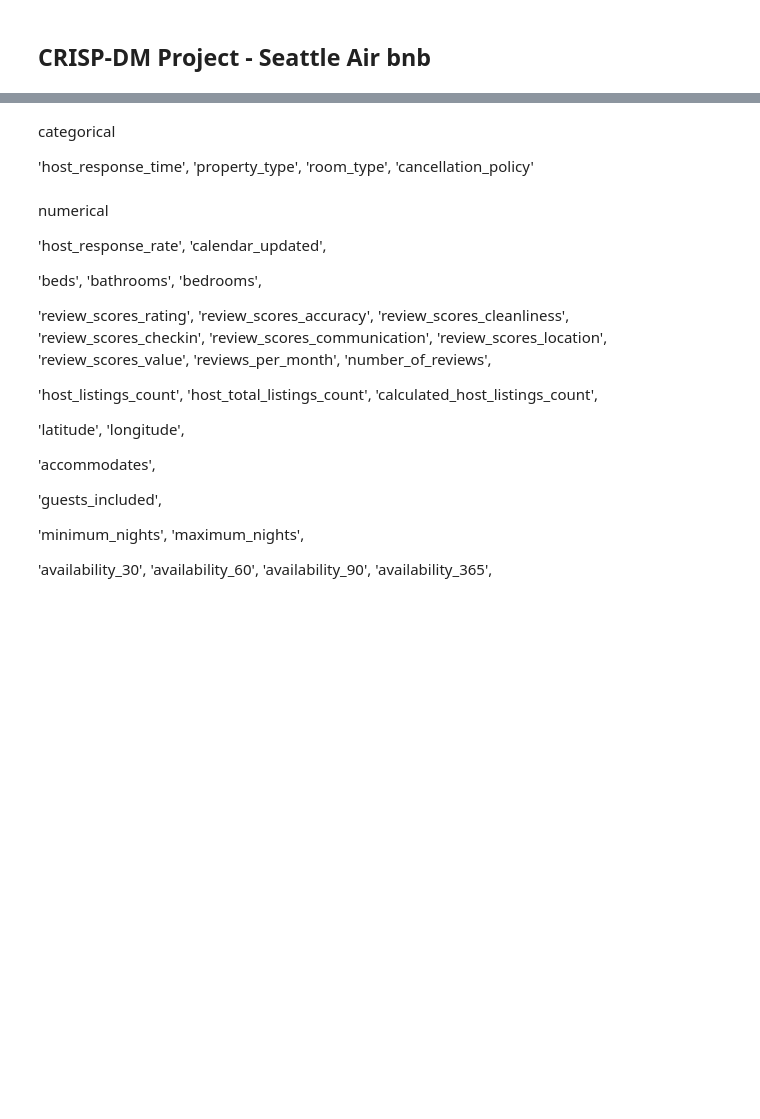
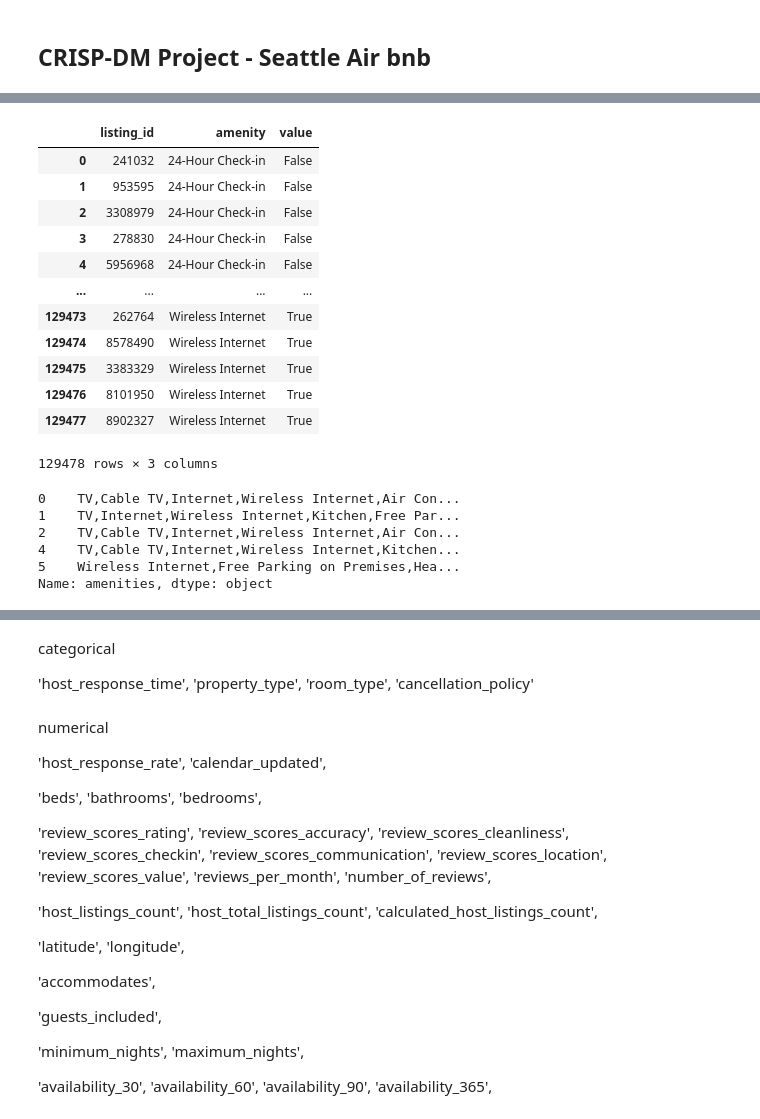
Before and after one commit to kimgaulojs/seattle_airbnb, a Jupyter notebook: Data Wrangling.ipynb, the cells around one changed output, grey strips where cells are left out. Cells and saved outputs as stored; diff of their text form; code cells hidden in the pictures; blank space fills up the shorter version.

```diff
--- a/Data Wrangling.ipynb
+++ b/Data Wrangling.ipynb
@@ -349,0 +340,25 @@ test = listings_df.dropna(subset=['cleaning_fee'], axis =0)
+# %%
+listings_amenities_melt =
+# %% [output]
+|  | listing_id | amenity | value |
+| 0 | 241032 | 24-Hour Check-in | False |
+| 1 | 953595 | 24-Hour Check-in | False |
+| 2 | 3308979 | 24-Hour Check-in | False |
+| 3 | 278830 | 24-Hour Check-in | False |
+| 4 | 5956968 | 24-Hour Check-in | False |
+| ... | ... | ... | ... |
+| 129473 | 262764 | Wireless Internet | True |
+| 129474 | 8578490 | Wireless Internet | True |
+| 129475 | 3383329 | Wireless Internet | True |
+| 129476 | 8101950 | Wireless Internet | True |
+| 129477 | 8902327 | Wireless Internet | True |
+129478 rows × 3 columns
+# %%
+listings_df_cleaned.amenities.head()
+# %% [output]
+0    TV,Cable TV,Internet,Wireless Internet,Air Con...
+1    TV,Internet,Wireless Internet,Kitchen,Free Par...
+2    TV,Cable TV,Internet,Wireless Internet,Air Con...
+4    TV,Cable TV,Internet,Wireless Internet,Kitchen...
+5    Wireless Internet,Free Parking on Premises,Hea...
+Name: amenities, dtype: object
```
Also changed, not shown: parts of 40 cells of this notebook.
